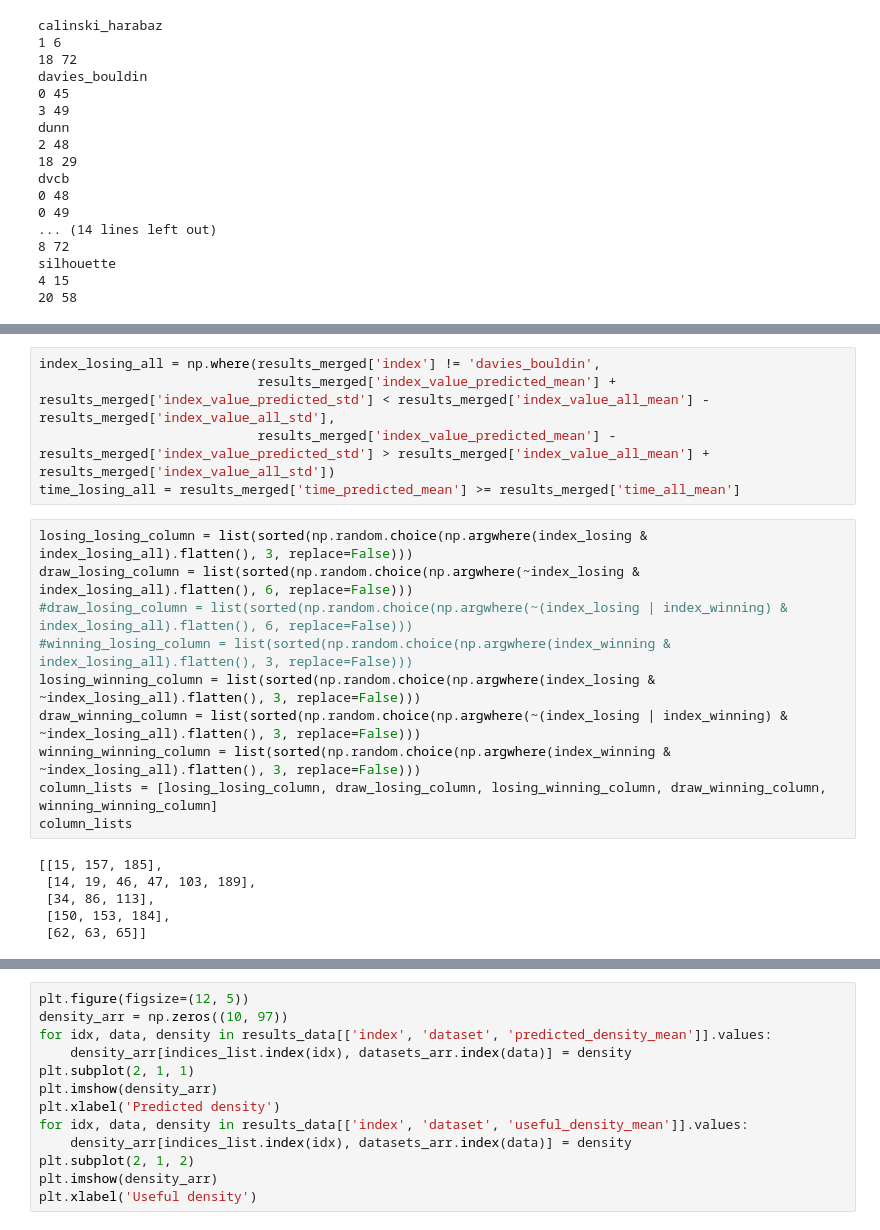
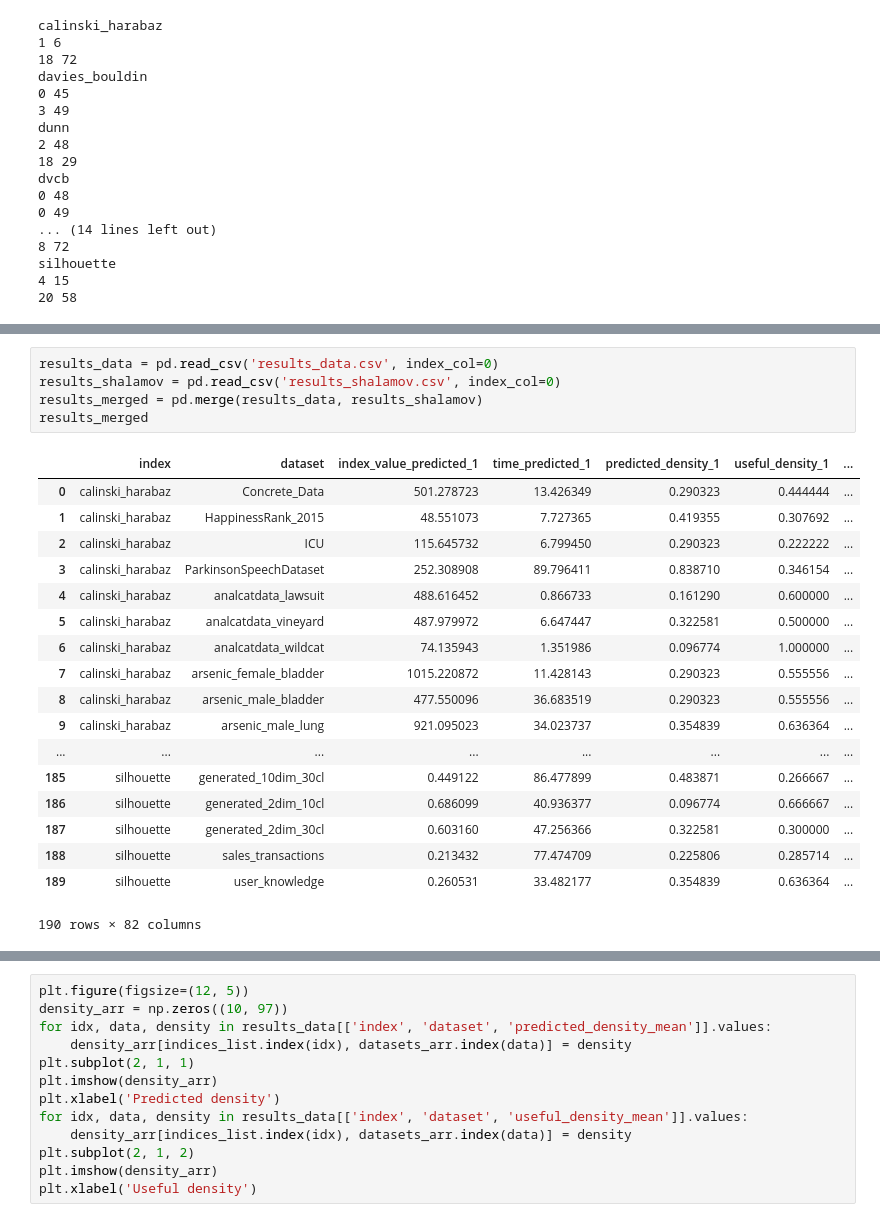
Before and after one commit to dimatomp/EvolutionaryClustering, a Jupyter notebook: MutationMining.ipynb, the cells around one changed output, grey strips where cells are left out. Cells and saved outputs as stored; diff of their text form.

```diff
--- a/MutationMining.ipynb
+++ b/MutationMining.ipynb
@@ -733,21 +699,24 @@ plt.boxplot(list(np.transpose([[results_merged.iloc[1]['index_value_predicted_'
-# %%
-index_losing_all = np.where(results_merged['index'] != 'davies_bouldin',
-                            results_merged['index_value_predicted_mean'] + results_merged['index_value_predicted_std'] < results_merged['index_value_all_mean'] - results_merged['index_value_all_std'],
-                            results_merged['index_value_predicted_mean'] - results_merged['index_value_predicted_std'] > results_merged['index_value_all_mean'] + results_merged['index_value_all_std'])
-time_losing_all = results_merged['time_predicted_mean'] >= results_merged['time_all_mean']
-# %%
-losing_losing_column = list(sorted(np.random.choice(np.argwhere(index_losing & index_losing_all).flatten(), 3, replace=False)))
-draw_losing_column = list(sorted(np.random.choice(np.argwhere(~index_losing & index_losing_all).flatten(), 6, replace=False)))
-#draw_losing_column = list(sorted(np.random.choice(np.argwhere(~(index_losing | index_winning) & index_losing_all).flatten(), 6, replace=False)))
-#winning_losing_column = list(sorted(np.random.choice(np.argwhere(index_winning & index_losing_all).flatten(), 3, replace=False)))
-losing_winning_column = list(sorted(np.random.choice(np.argwhere(index_losing & ~index_losing_all).flatten(), 3, replace=False)))
-draw_winning_column = list(sorted(np.random.choice(np.argwhere(~(index_losing | index_winning) & ~index_losing_all).flatten(), 3, replace=False)))
-winning_winning_column = list(sorted(np.random.choice(np.argwhere(index_winning & ~index_losing_all).flatten(), 3, replace=False)))
-column_lists = [losing_losing_column, draw_losing_column, losing_winning_column, draw_winning_column, winning_winning_column]
-column_lists
-# %% [output]
-[[15, 157, 185],
- [14, 19, 46, 47, 103, 189],
- [34, 86, 113],
- [150, 153, 184],
- [62, 63, 65]]
+# %%
+results_data = pd.read_csv('results_data.csv', index_col=0)
+results_shalamov = pd.read_csv('results_shalamov.csv', index_col=0)
+results_merged = pd.merge(results_data, results_shalamov)
+results_merged
+# %% [output]
+|  | index | dataset | index_value_predicted_1 | time_predicted_1 | predicted_density_1 | useful_density_1 | ... |
+| 0 | calinski_harabaz | Concrete_Data | 501.278723 | 13.426349 | 0.290323 | 0.444444 | ... |
+| 1 | calinski_harabaz | HappinessRank_2015 | 48.551073 | 7.727365 | 0.419355 | 0.307692 | ... |
+| 2 | calinski_harabaz | ICU | 115.645732 | 6.799450 | 0.290323 | 0.222222 | ... |
+| 3 | calinski_harabaz | ParkinsonSpeechDataset | 252.308908 | 89.796411 | 0.838710 | 0.346154 | ... |
+| 4 | calinski_harabaz | analcatdata_lawsuit | 488.616452 | 0.866733 | 0.161290 | 0.600000 | ... |
+| 5 | calinski_harabaz | analcatdata_vineyard | 487.979972 | 6.647447 | 0.322581 | 0.500000 | ... |
+| 6 | calinski_harabaz | analcatdata_wildcat | 74.135943 | 1.351986 | 0.096774 | 1.000000 | ... |
+| 7 | calinski_harabaz | arsenic_female_bladder | 1015.220872 | 11.428143 | 0.290323 | 0.555556 | ... |
+| 8 | calinski_harabaz | arsenic_male_bladder | 477.550096 | 36.683519 | 0.290323 | 0.555556 | ... |
+| 9 | calinski_harabaz | arsenic_male_lung | 921.095023 | 34.023737 | 0.354839 | 0.636364 | ... |
+| ... | ... | ... | ... | ... | ... | ... | ... |
+| 185 | silhouette | generated_10dim_30cl | 0.449122 | 86.477899 | 0.483871 | 0.266667 | ... |
+| 186 | silhouette | generated_2dim_10cl | 0.686099 | 40.936377 | 0.096774 | 0.666667 | ... |
+| 187 | silhouette | generated_2dim_30cl | 0.603160 | 47.256366 | 0.322581 | 0.300000 | ... |
+| 188 | silhouette | sales_transactions | 0.213432 | 77.474709 | 0.225806 | 0.285714 | ... |
+| 189 | silhouette | user_knowledge | 0.260531 | 33.482177 | 0.354839 | 0.636364 | ... |
+190 rows × 82 columns
```
Also changed, not shown: parts of 10 cells of this notebook.
